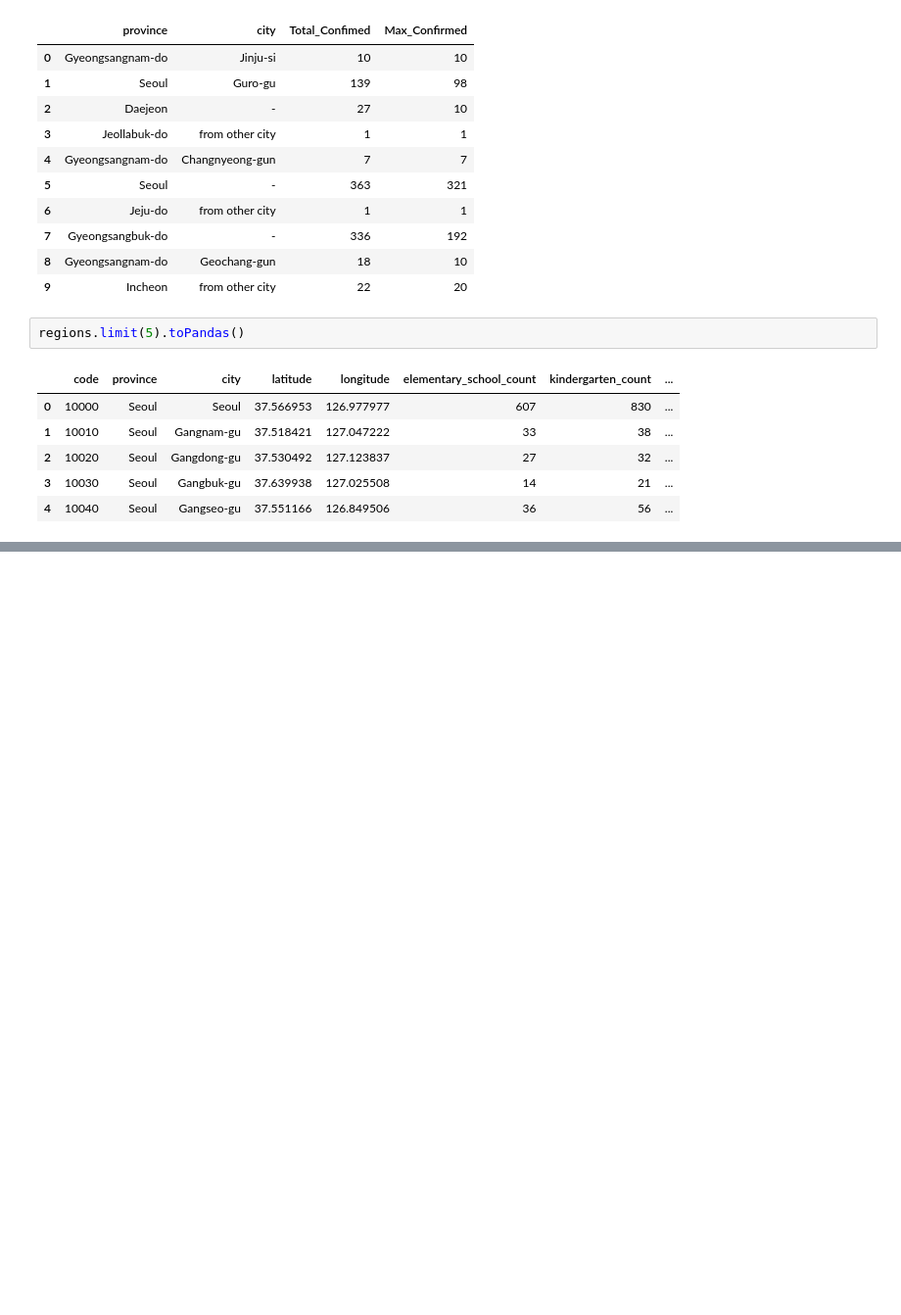
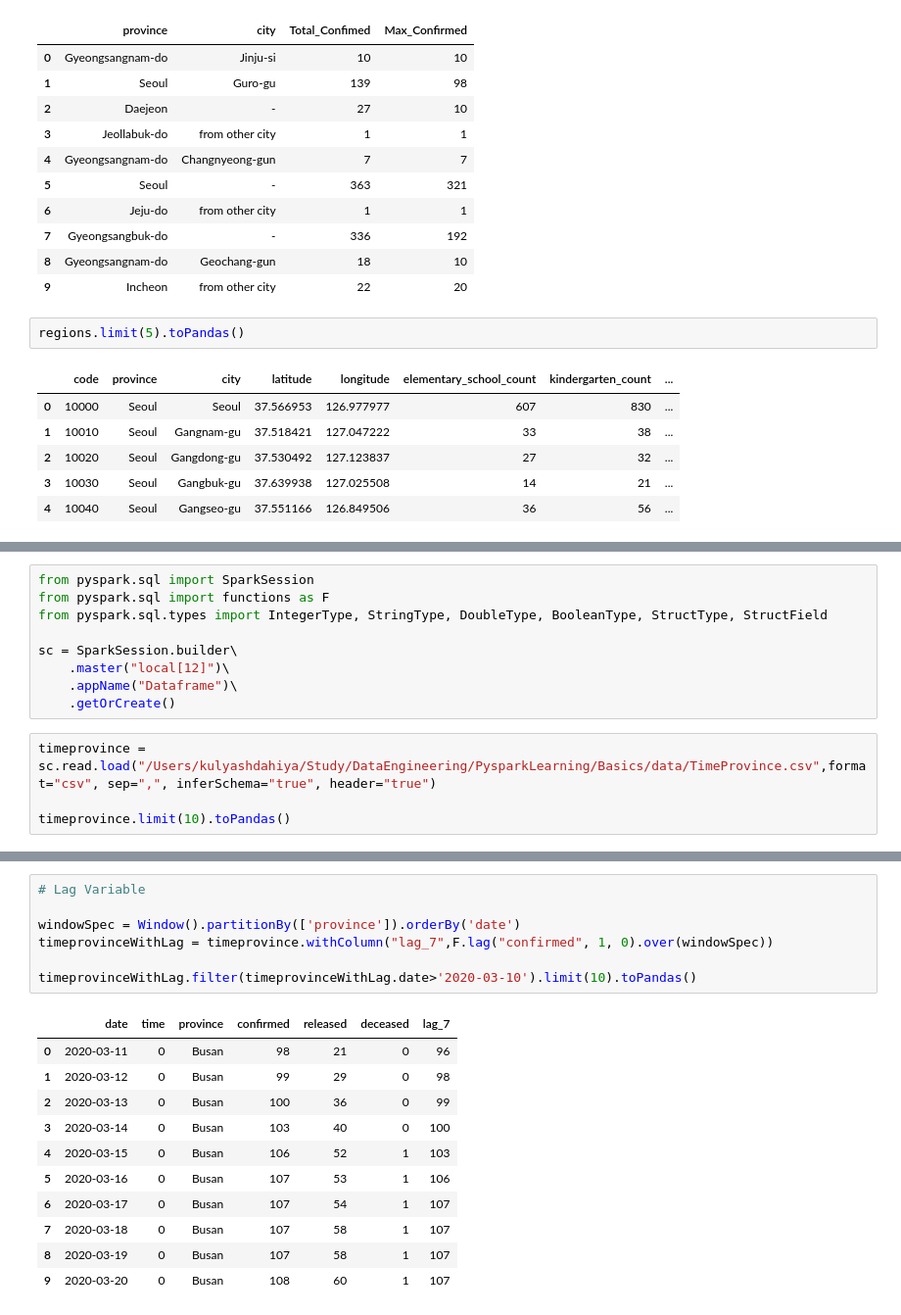
Before and after one commit to KulyashDahiya/DataEngineering, a Jupyter notebook: PysparkLearning/Basics/2_Dataframe.ipynb, the cells around one changed output, grey strips where cells are left out. Shown at 98% size. Cells and saved outputs as stored; diff of their text form; blank space fills up the shorter version.

```diff
--- a/PysparkLearning/Basics/2_Dataframe.ipynb
+++ b/PysparkLearning/Basics/2_Dataframe.ipynb
@@ -187,0 +240,13 @@ cases.limit(10).toPandas()
+# %%
+from pyspark.sql import SparkSession
+from pyspark.sql import functions as F
+from pyspark.sql.types import IntegerType, StringType, DoubleType, BooleanType, StructType, StructField
+
+sc = SparkSession.builder\
+    .master("local[12]")\
+    .appName("Dataframe")\
+    .getOrCreate()
+# %%
+timeprovince = sc.read.load("/Users/kulyashdahiya/Study/DataEngineering/PysparkLearning/Basics/data/TimeProvince.csv",format="csv", sep=",", inferSchema="true", header="true")
+
+timeprovince.limit(10).toPandas()
@@ -187,0 +278,19 @@ cases.limit(10).toPandas()
+# %%
+# Lag Variable
+
+windowSpec = Window().partitionBy(['province']).orderBy('date')
+timeprovinceWithLag = timeprovince.withColumn("lag_7",F.lag("confirmed", 1, 0).over(windowSpec))
+
+timeprovinceWithLag.filter(timeprovinceWithLag.date>'2020-03-10').limit(10).toPandas()
+# %% [output]
+|  | date | time | province | confirmed | released | deceased | lag_7 |
+| 0 | 2020-03-11 | 0 | Busan | 98 | 21 | 0 | 96 |
+| 1 | 2020-03-12 | 0 | Busan | 99 | 29 | 0 | 98 |
+| 2 | 2020-03-13 | 0 | Busan | 100 | 36 | 0 | 99 |
+| 3 | 2020-03-14 | 0 | Busan | 103 | 40 | 0 | 100 |
+| 4 | 2020-03-15 | 0 | Busan | 106 | 52 | 1 | 103 |
+| 5 | 2020-03-16 | 0 | Busan | 107 | 53 | 1 | 106 |
+| 6 | 2020-03-17 | 0 | Busan | 107 | 54 | 1 | 107 |
+| 7 | 2020-03-18 | 0 | Busan | 107 | 58 | 1 | 107 |
+| 8 | 2020-03-19 | 0 | Busan | 107 | 58 | 1 | 107 |
+| 9 | 2020-03-20 | 0 | Busan | 108 | 60 | 1 | 107 |
```
Also changed, not shown: parts of 6 cells of this notebook, 4 other files.
